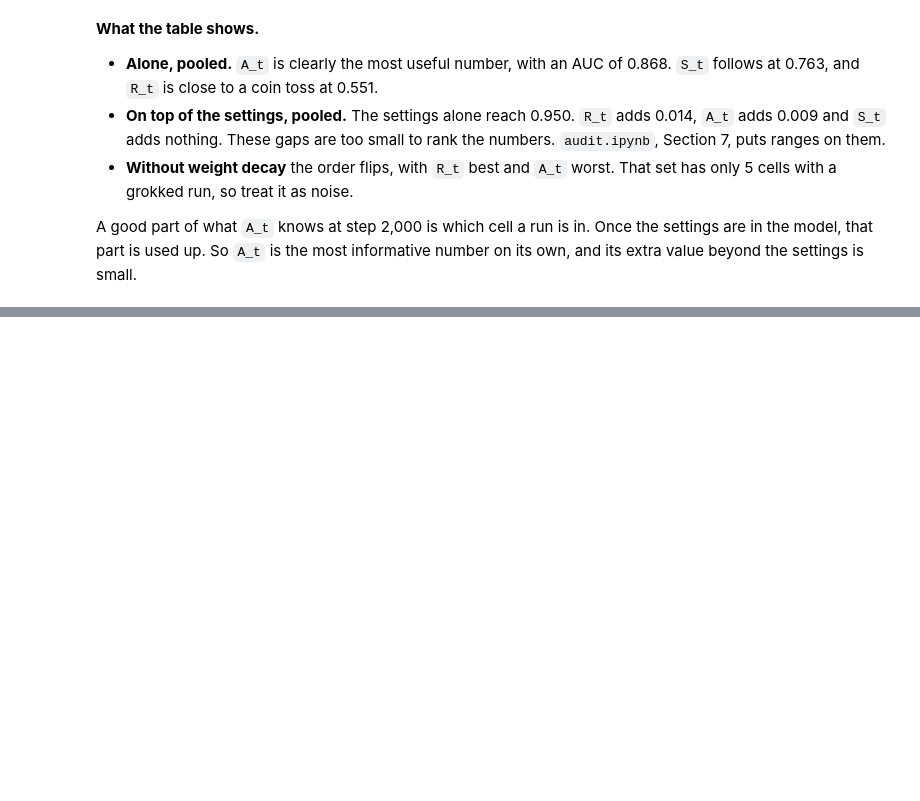
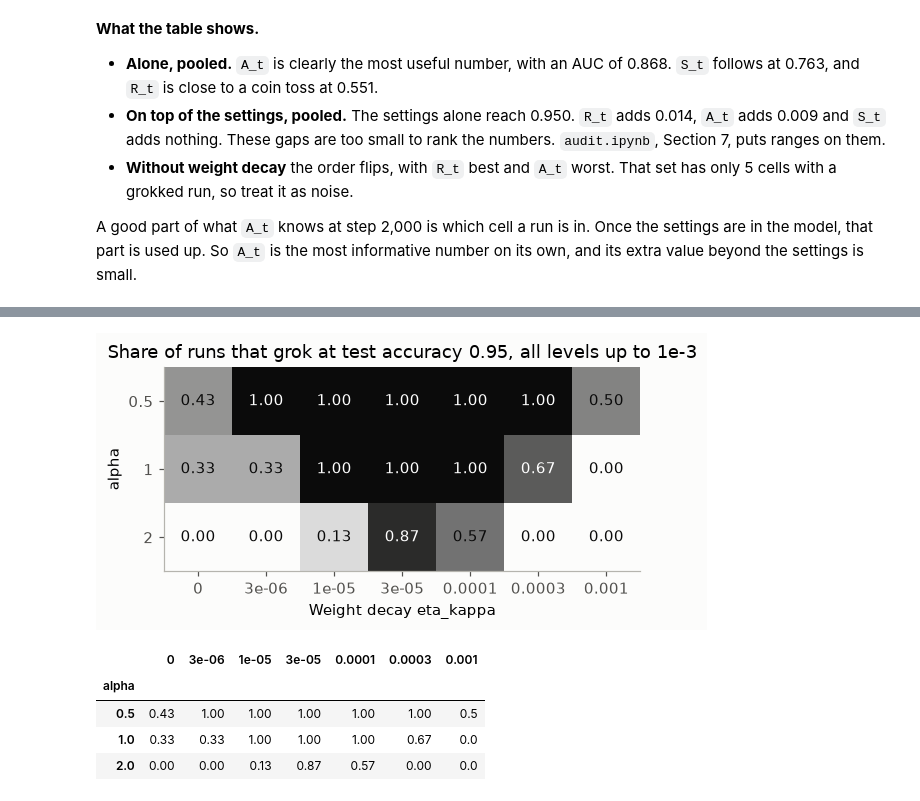
Before and after one commit to ZainAlSaffi-Dev/STAT3007, a Jupyter notebook: model_fitting/fitting.ipynb, the cells around one changed output, grey strips where cells are left out. Saved outputs shown, nothing was run; the diff lists cells and outputs as text; code cells hidden in the pictures; blank space fills up the shorter version.

```diff
--- a/model_fitting/fitting.ipynb
+++ b/model_fitting/fitting.ipynb
@@ -1138,0 +1178,26 @@ A good part of what `A_t` knows at step 2,000 is which cell a run is in. Once th
+# %%
+share = pooled.pivot_table(index='alpha', columns='eta_kappa', values='grokked', aggfunc='mean')
+share.columns = [f'{w:g}' for w in share.columns]
+
+fig, ax = plt.subplots(figsize=(8, 2.8))
+ax.imshow(share, cmap=LinearSegmentedColormap.from_list('share', [SURFACE, POOLED_COLOUR]), vmin=0, vmax=1)
+for i in range(share.shape[0]):
+    for j in range(share.shape[1]):
+        v = share.iloc[i, j]
+        ax.text(j, i, f'{v:.2f}', ha='center', va='center', color='white' if v > 0.6 else INK)
+ax.set_xticks(range(share.shape[1]), share.columns)
+ax.set_yticks(range(share.shape[0]), [f'{a:g}' for a in share.index])
+ax.set_xlabel('Weight decay eta_kappa')
+ax.set_ylabel('alpha')
+ax.set_title('Share of runs that grok at test accuracy 0.95, all levels up to 1e-3')
+ax.grid(False)
+plt.tight_layout()
+plt.show()
+share.round(2)
+# %% [output]
+[figure, added]
+|  | 0 | 3e-06 | 1e-05 | 3e-05 | 0.0001 | 0.0003 | 0.001 |
+| alpha |  |  |  |  |  |  |  |
+| 0.5 | 0.43 | 1.00 | 1.00 | 1.00 | 1.00 | 1.00 | 0.5 |
+| 1.0 | 0.33 | 0.33 | 1.00 | 1.00 | 1.00 | 0.67 | 0.0 |
+| 2.0 | 0.00 | 0.00 | 0.13 | 0.87 | 0.57 | 0.00 | 0.0 |
```
Also changed, not shown: parts of 37 cells of this notebook, 1 other file.
